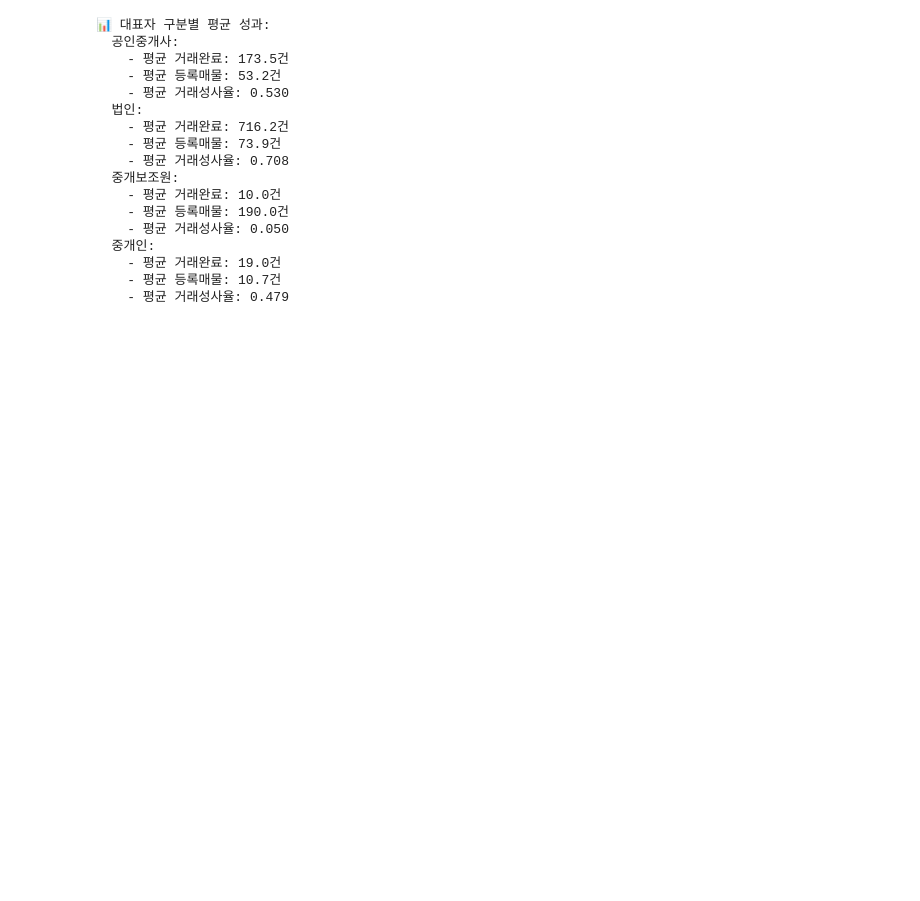
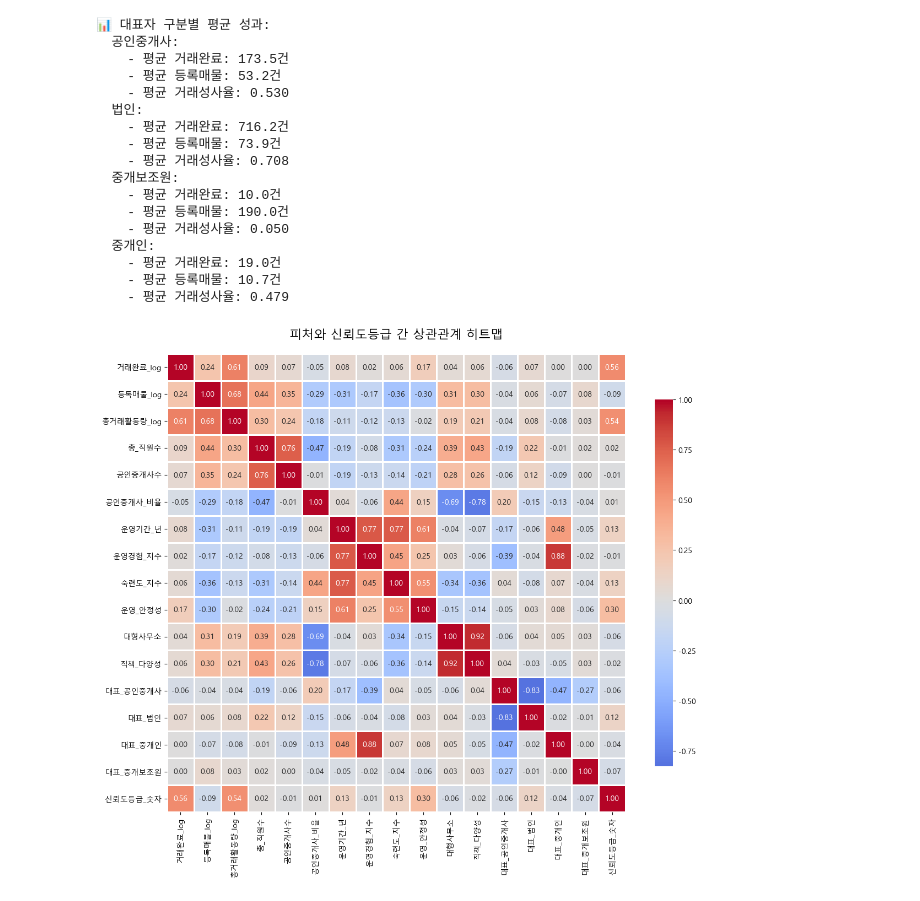
Before and after one commit to eunjeong0911/Property-recommend, a Jupyter notebook: apps/reco/models/trust_model/analyz.ipynb, the cells around one changed output. Saved outputs shown, nothing was run; the diff lists cells and outputs as text; code cells hidden in the pictures; blank space fills up the shorter version.

Commit message:
feat: 상관관계 분석

```diff
--- a/apps/reco/models/trust_model/analyz.ipynb
+++ b/apps/reco/models/trust_model/analyz.ipynb
@@ -1726,3 +1726,87 @@ for rep_type in df_features['대표자구분명'].unique():
     - 평균 거래완료: 19.0건
     - 평균 등록매물: 10.7건
     - 평균 거래성사율: 0.479
+# %%
+import pandas as pd
+import numpy as np
+import matplotlib.pyplot as plt
+import seaborn as sns
+from pathlib import Path
+
+# 한글 폰트 설정
+plt.rcParams['font.family'] = 'Malgun Gothic'
+plt.rcParams['axes.unicode_minus'] = False
+
+# 데이터 로드
+filepath = "../../../../data/ML/office_features.csv"
+df = pd.read_csv(filepath, encoding="utf-8-sig")
+
+# 사용 중인 피처 목록
+features = [
+    # 거래 지표 (3개)
+    "거래완료_log",
+    "등록매물_log",
+    "총거래활동량_log",
+
+    # 인력 지표 (3개)
+    "총_직원수",
+    "공인중개사수",
+    "공인중개사_비율",
+
+    # 운영 경험 (4개)
+    "운영기간_년",
+    "운영경험_지수",
+    "숙련도_지수",
+    "운영_안정성",
+
+    # 조직 구조 (2개)
+    "대형사무소",
+    "직책_다양성",
+
+    # 대표자 구분 (4개)
+    "대표_공인중개사",
+    "대표_법인",
+    "대표_중개인",
+    "대표_중개보조원"
+]
+
+# 타겟 변수 (신뢰도등급을 숫자로 변환)
+# A=3, B=2, C=1
+grade_map = {'A': 3, 'B': 2, 'C': 1}
+df['신뢰도등급_숫자'] = df['신뢰도등급'].map(grade_map)
+
+# 피처 + 타겟으로 상관관계 계산
+features_with_target = features + ['신뢰도등급_숫자']
+corr_matrix = df[features_with_target].corr()
+
+# 타겟과의 상관관계만 추출
+target_corr = corr_matrix['신뢰도등급_숫자'].drop('신뢰도등급_숫자').sort_values(ascending=False)
+
+# 히트맵 그리기
+plt.figure(figsize=(12, 10))
+sns.heatmap(corr_matrix, annot=True, fmt='.2f', cmap='coolwarm',
+            center=0, square=True, linewidths=1, cbar_kws={"shrink": 0.8})
+plt.title('피처와 신뢰도등급 간 상관관계 히트맵', fontsize=16, pad=20)
+plt.tight_layout()
+plt.show()
+
+# 타겟과의 상관관계를 막대그래프로 표시
+plt.figure(figsize=(10, 8))
+target_corr.plot(kind='barh', color=['red' if x < 0 else 'blue' for x in target_corr])
+plt.title('각 피처와 신뢰도등급 간 상관계수', fontsize=14)
+plt.xlabel('상관계수')
+plt.ylabel('피처')
+plt.axvline(x=0, color='black', linestyle='--', linewidth=0.5)
+plt.grid(axis='x', alpha=0.3)
+plt.tight_layout()
+plt.show()
+
+# 상관관계 수치 출력
+print("\n" + "="*60)
+print("📊 각 피처와 신뢰도등급 간 상관계수")
+print("="*60)
+for feature, corr in target_corr.items():
+    print(f"{feature:20s}: {corr:7.4f}")
+print("="*60)
+# %% [output]
+[figure, added]
```
Also changed, not shown: parts of 1 cell of this notebook.
